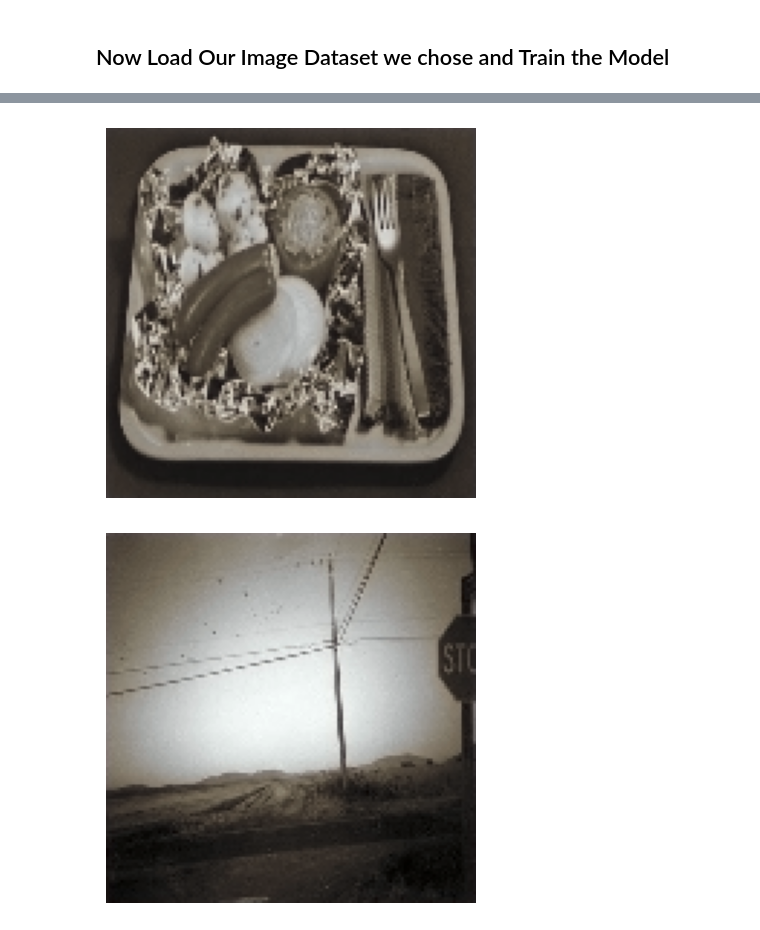
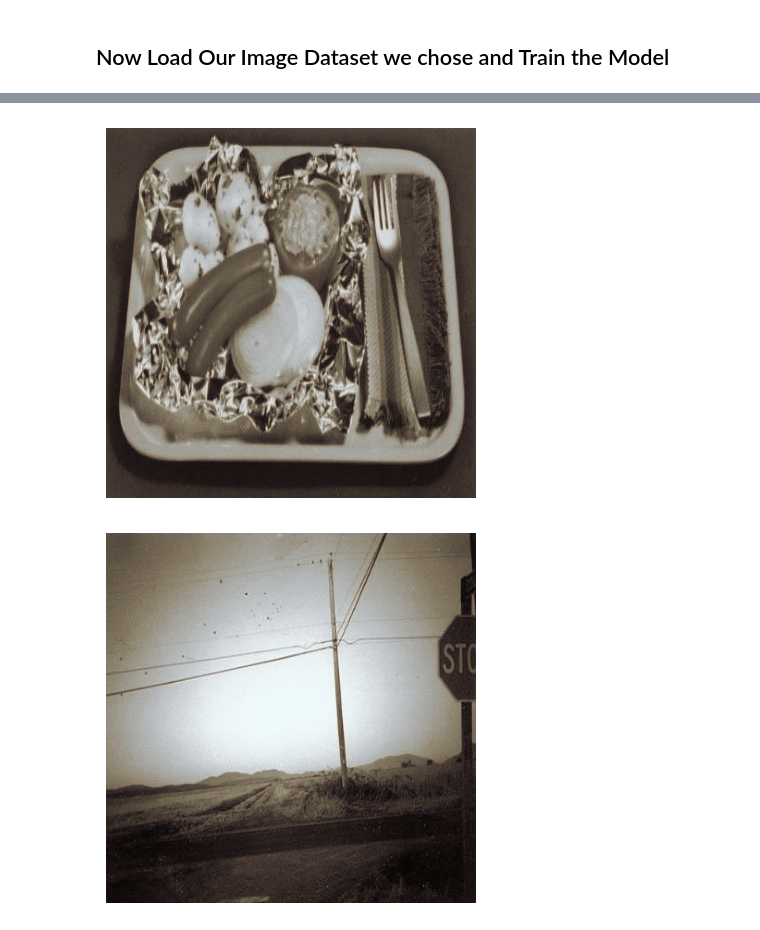
Before and after one commit to AustinK0/3200-ImageColorizer, a Jupyter notebook: main.ipynb, the cells around one changed output, grey strips where cells are left out. Saved outputs shown, nothing was run; the diff lists cells and outputs as text; code cells hidden in the pictures.

Commit message:
3 channels in model now

```diff
--- a/main.ipynb
+++ b/main.ipynb
@@ -14,10 +14,10 @@ COLOR_TRAIN_DIR = "data/train_color"
 BLACK_TRAIN_DIR = "data/train_black"
 COLOR_TEST_DIR = "data/test_color"
 BLACK_TEST_DIR = "data/test_black2"
-IMG_SIZE = 128 #images are 400x400 ---- Make them smaller to use less memory but keep accuracy
+IMG_SIZE = 16 #images are 400x400 ---- Make them smaller to use less memory but keep accuracy
 BATCH_SIZE = 25 # hyperparameter we need to optimize
-EPOCHS = 3
-NUMBER_OF_IMAGES = 2
+EPOCHS = 5
+NUMBER_OF_IMAGES = 5000
 DEVICE = torch.device("cpu") #running on my macbook without a gpu ---- CAN ADD GPU SUPPPORT FOR OTHER DEVICES
 # %% [markdown]
 ## Step 1 is to create a class that can hold our loaded datasets, as well as process the images in our dataset for the model
@@ -38,7 +38,6 @@ class ColorizationDataset(Dataset):
     def processGrayscale(self, grayscaleImagePath):
         grayscaleImage = cv2.imread(grayscaleImagePath, cv2.IMREAD_GRAYSCALE)
         grayscaleImage = cv2.resize(grayscaleImage, (self.imageSize, self.imageSize))
-
         # Since IMREAD_GRAYSCALE is already in L channel, we can just normalize grayscaleimage to be within -1 to 1
         L = (grayscaleImage.astype(np.float32) - 128) / 128
         L = torch.tensor(L, dtype=torch.float32).unsqueeze(0)
@@ -55,14 +54,14 @@ class ColorizationDataset(Dataset):
         # Gets the chrominance of a and b channels by making all values within the range [-1,1] (Commonly used in neural networks)
         L, a, b = cv2.split(labColorSpace)
 
-
         # Normalize a and b values to be within -1 to 1
+        L = (L.astype(np.float32) - 128) / 128
         a = (a.astype(np.float32) - 128) / 128
         b = (b.astype(np.float32) - 128) / 128
         # Using stack to speed-up performance by joining a and b channels stacked on the 0 axis (All of a stacked on all of b)
-        ab = torch.tensor(np.stack([a,b], axis=0), dtype=torch.float32)
+        lab = torch.tensor(np.stack([L,a,b], axis=0), dtype=torch.float32)
 
-        return ab
+        return lab
 
     # Built in double underscore python method to get the index of the item in our class instance.
     def __getitem__(self, idx):
@@ -89,7 +88,7 @@ class ColorizationModelNeuralNetwork(nn.Module):
             nn.ReLU(),
             nn.ConvTranspose2d(128, 64, kernel_size=(3,3), padding=1),
             nn.ReLU(),
-            nn.Conv2d(64, 2, kernel_size=(3,3), padding=1),
+            nn.Conv2d(64, 3, kernel_size=(3,3), padding=1),
             nn.Tanh()
         )
 
@@ -119,11 +117,11 @@ optimizer = optim.Adam(colorizerModel.parameters(), lr=0.0001)
 for epoch in range(EPOCHS):
     colorizerModel.train()
     running_loss = 0.0
-    for color_ab_space, grayScale_L_channel in train_loader:
-        color_ab_space, grayScale_L_channel = color_ab_space.to(DEVICE), grayScale_L_channel.to(DEVICE)
+    for color_lab_space, grayScale_L_channel in train_loader:
+        color_lab_space, grayScale_L_channel = color_lab_space.to(DEVICE), grayScale_L_channel.to(DEVICE)
         optimizer.zero_grad()
-        grayscale_ab_prediction = colorizerModel(grayScale_L_channel)
-        loss = criterion(grayscale_ab_prediction, color_ab_space)
+        grayscale_lab_prediction = colorizerModel(grayScale_L_channel)
+        loss = criterion(grayscale_lab_prediction, color_lab_space)
         loss.backward()
         optimizer.step()
 
@@ -137,35 +137,37 @@ Epoch 3/3, Loss: 0.0122
 # %%
 def colorizeImage(model, imagePath):
     L_image = cv2.imread(imagePath, cv2.IMREAD_GRAYSCALE)
     L_image = (L_image.astype(np.float32) - 128) / 128
     L_tensor = torch.tensor(L_image, dtype=torch.float32).unsqueeze(0)
     L_tensor = L_tensor.to(DEVICE)
 
     with torch.no_grad():
-        ab_prediction = model(L_tensor).cpu()
+        lab_prediction = model(L_tensor).cpu()
 
-    ab_prediction = ab_prediction.squeeze().numpy()
+    lab_prediction = lab_prediction.squeeze().numpy()
     # Un-regularizes the values that were between [-1,1]
-    a = ab_prediction[0].astype(np.float32) * 128 + 128
-    b = ab_prediction[1].astype(np.float32) * 128 + 128
+    l = lab_prediction[0].astype(np.float32) * 128 + 128
+    a = lab_prediction[1].astype(np.float32) * 128 + 128
+    b = lab_prediction[2].astype(np.float32) * 128 + 128
 
-    L = ((L_image * 128) + 128)
+    #L = ((L_image * 128) + 128)
 
     # uint8 is so that the values will be 2^8 bit so range will be within rgb values
-    colorized_lab = cv2.merge([L.astype(np.uint8), a.astype(np.uint8), b.astype(np.uint8)])
+    colorized_lab = cv2.merge([l.astype(np.uint8), a.astype(np.uint8), b.astype(np.uint8)])
+
     colorized_bgr = cv2.cvtColor(colorized_lab, cv2.COLOR_LAB2BGR)
 
     plt.imshow(cv2.cvtColor(colorized_bgr, cv2.COLOR_BGR2RGB))
     plt.axis('off')
     plt.show()
 
 def colorizeTestSet(model, imageSetPath):
     for image in os.listdir(imageSetPath):
         if image.endswith('.jpg'):
             grayscalePath = os.path.join(imageSetPath, image)
             colorizeImage(model, grayscalePath)
 
 colorizeTestSet(colorizerModel, BLACK_TEST_DIR)
 # %% [output]
-[figure, old version]
+[figure, new version]
-[figure, old version]
+[figure, new version]
```
Also changed, not shown: parts of 2 cells of this notebook.
